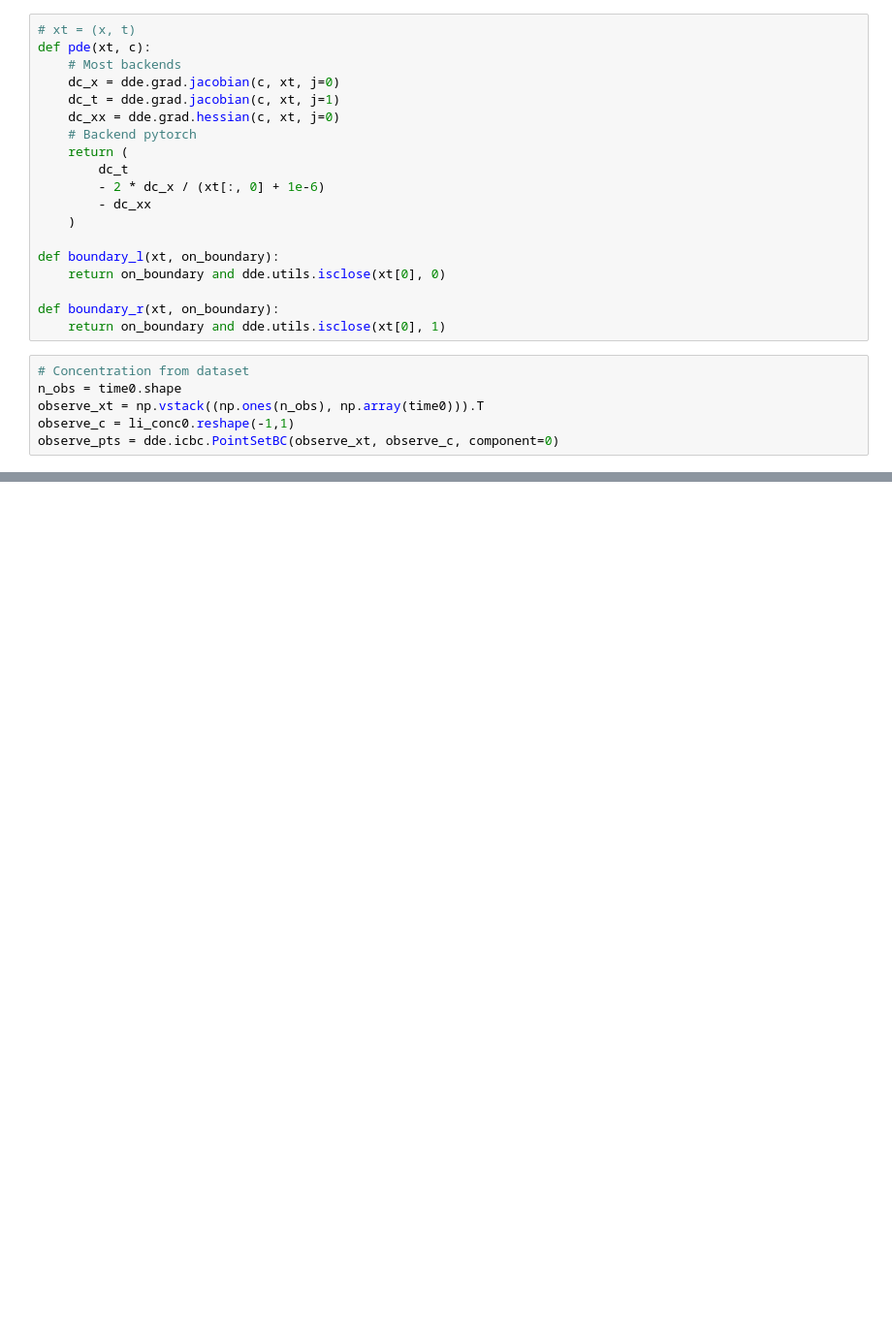
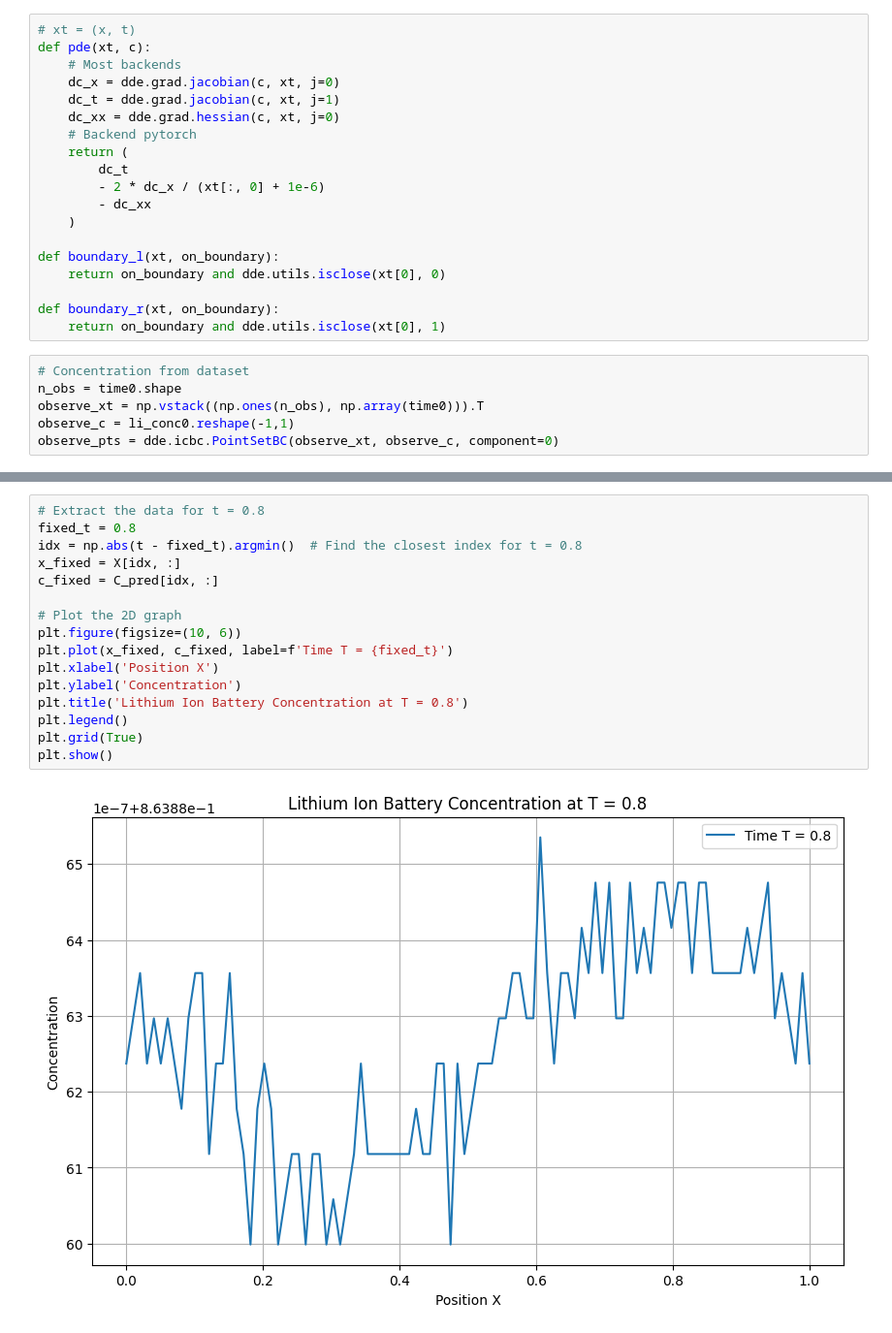
Before and after one commit to abhijit-pamarty/CS230, a Jupyter notebook: PINNs_baseline.ipynb, the cells around one changed output, grey strips where cells are left out. Shown at 97% size. Saved outputs shown, nothing was run; the diff lists cells and outputs as text; blank space fills up the shorter version.

```diff
--- a/PINNs_baseline.ipynb
+++ b/PINNs_baseline.ipynb
@@ -198,0 +228,18 @@ Best model at step 500:
+# %%
+# Extract the data for t = 0.8
+fixed_t = 0.8
+idx = np.abs(t - fixed_t).argmin()  # Find the closest index for t = 0.8
+x_fixed = X[idx, :]
+c_fixed = C_pred[idx, :]
+
+# Plot the 2D graph
+plt.figure(figsize=(10, 6))
+plt.plot(x_fixed, c_fixed, label=f'Time T = {fixed_t}')
+plt.xlabel('Position X')
+plt.ylabel('Concentration')
+plt.title('Lithium Ion Battery Concentration at T = 0.8')
+plt.legend()
+plt.grid(True)
+plt.show()
+# %% [output]
+[figure, added]
```
Also changed, not shown: parts of 7 cells of this notebook.
